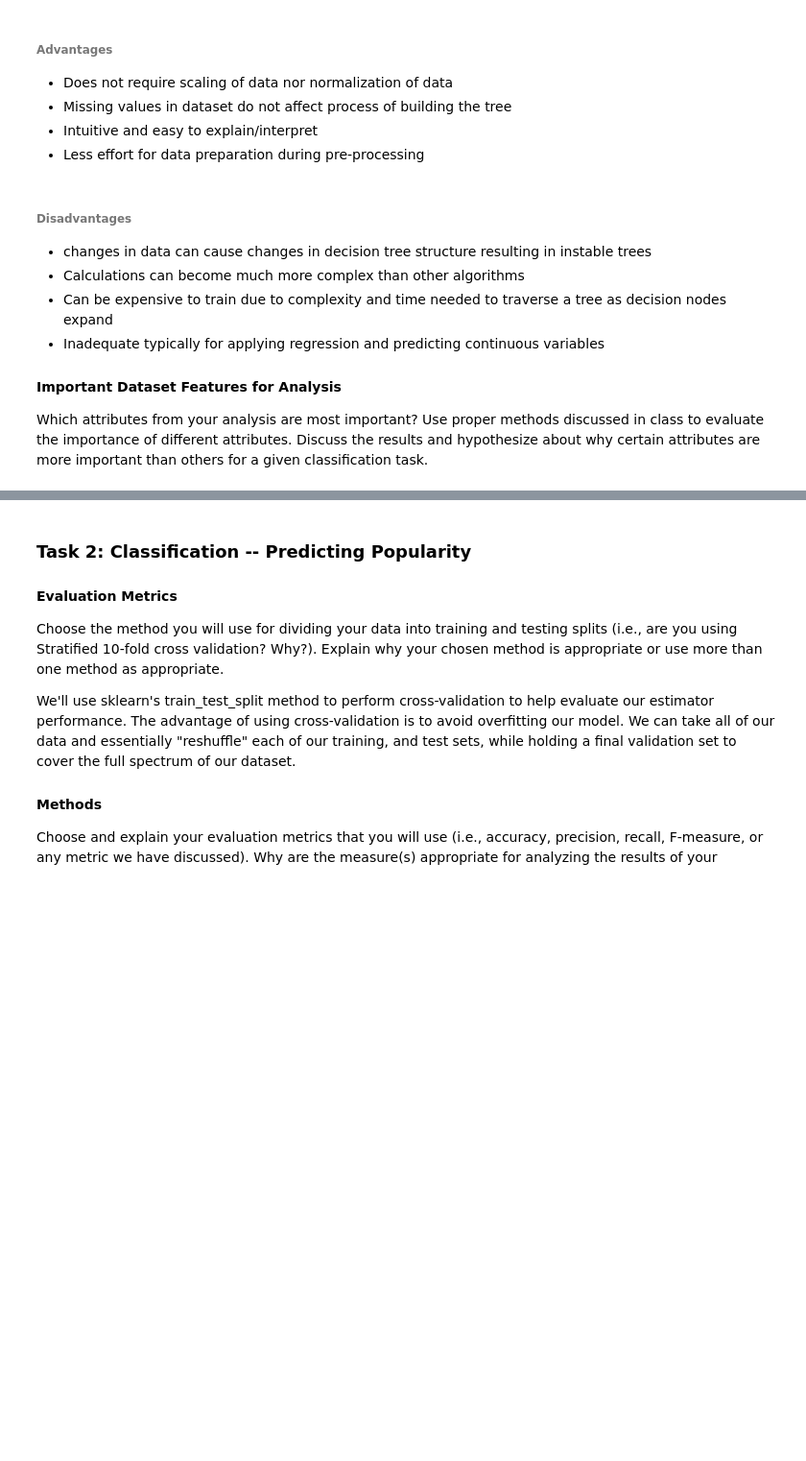
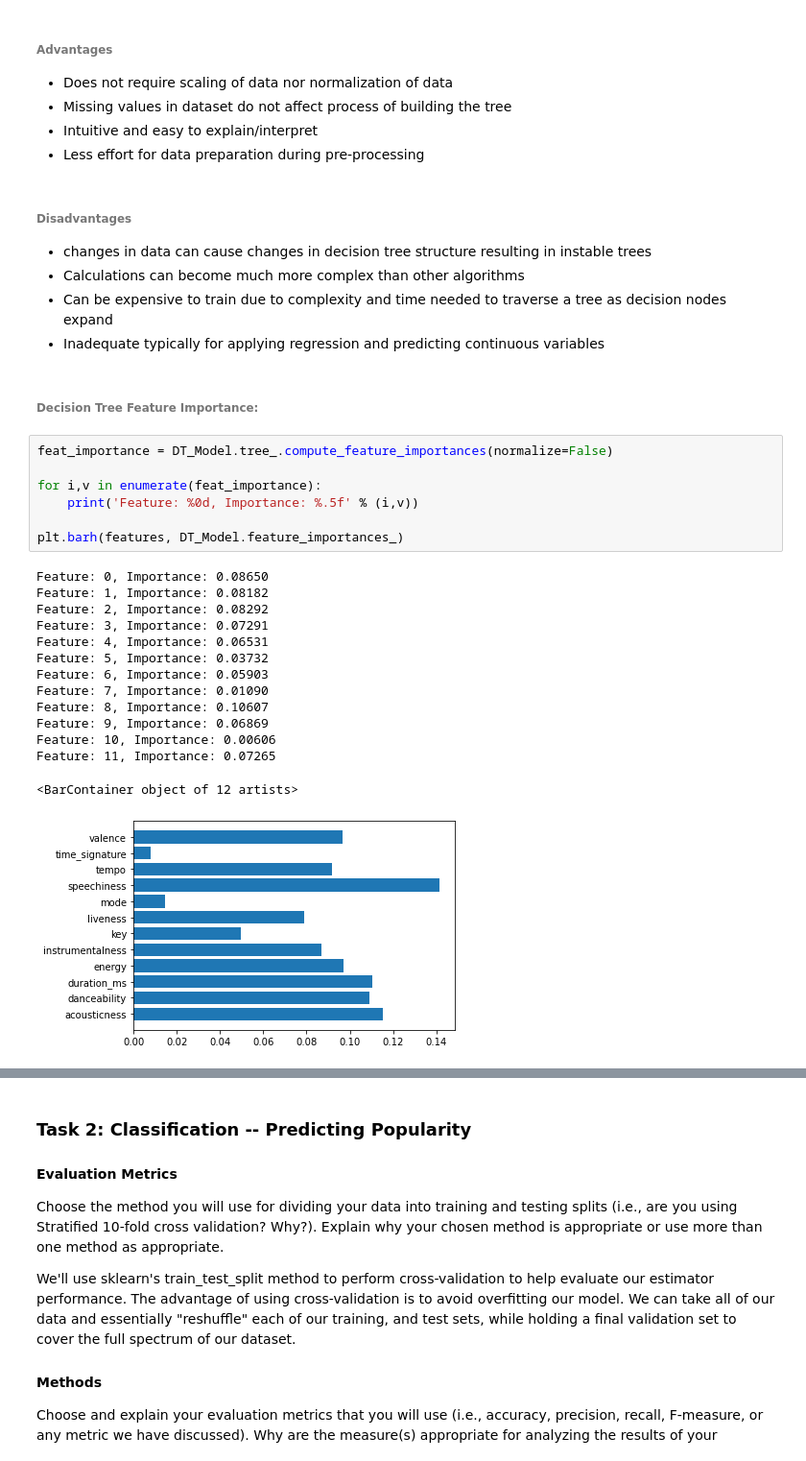
Before and after one commit to xiolett/ML1, a Jupyter notebook: Lab2_Classification/Group2_Lab2_Classification.ipynb, the cells around one changed output, grey strips where cells are left out. Shown: that part at 96% size. Cells and saved outputs as stored; diff of their text form; blank space fills up the shorter version.

```diff
--- a/Lab2_Classification/Group2_Lab2_Classification.ipynb
+++ b/Lab2_Classification/Group2_Lab2_Classification.ipynb
@@ -707,9 +760,27 @@ Accuracy of Decision Trees Classifier is 0.5866509303019046
 * Calculations can become much more complex than other algorithms
 * Can be expensive to train due to complexity and time needed to traverse a tree as decision nodes expand
 * Inadequate typically for applying regression and predicting continuous variables
-
-#### Important Dataset Features for Analysis
-Which attributes from your analysis are most important? Use proper
-methods discussed in class to evaluate the importance of different attributes. Discuss
-the results and hypothesize about why certain attributes are more important than others
-for a given classification task.
+# %% [markdown]
+###### Decision Tree Feature Importance:
+# %%
+feat_importance = DT_Model.tree_.compute_feature_importances(normalize=False)
+
+for i,v in enumerate(feat_importance):
+	print('Feature: %0d, Importance: %.5f' % (i,v))
+
+plt.barh(features, DT_Model.feature_importances_)
+# %% [output]
+Feature: 0, Importance: 0.08650
+Feature: 1, Importance: 0.08182
+Feature: 2, Importance: 0.08292
+Feature: 3, Importance: 0.07291
+Feature: 4, Importance: 0.06531
+Feature: 5, Importance: 0.03732
+Feature: 6, Importance: 0.05903
+Feature: 7, Importance: 0.01090
+Feature: 8, Importance: 0.10607
+Feature: 9, Importance: 0.06869
+Feature: 10, Importance: 0.00606
+Feature: 11, Importance: 0.07265
+<BarContainer object of 12 artists>
+[figure, added]
```
Also changed, not shown: parts of 17 cells of this notebook.
